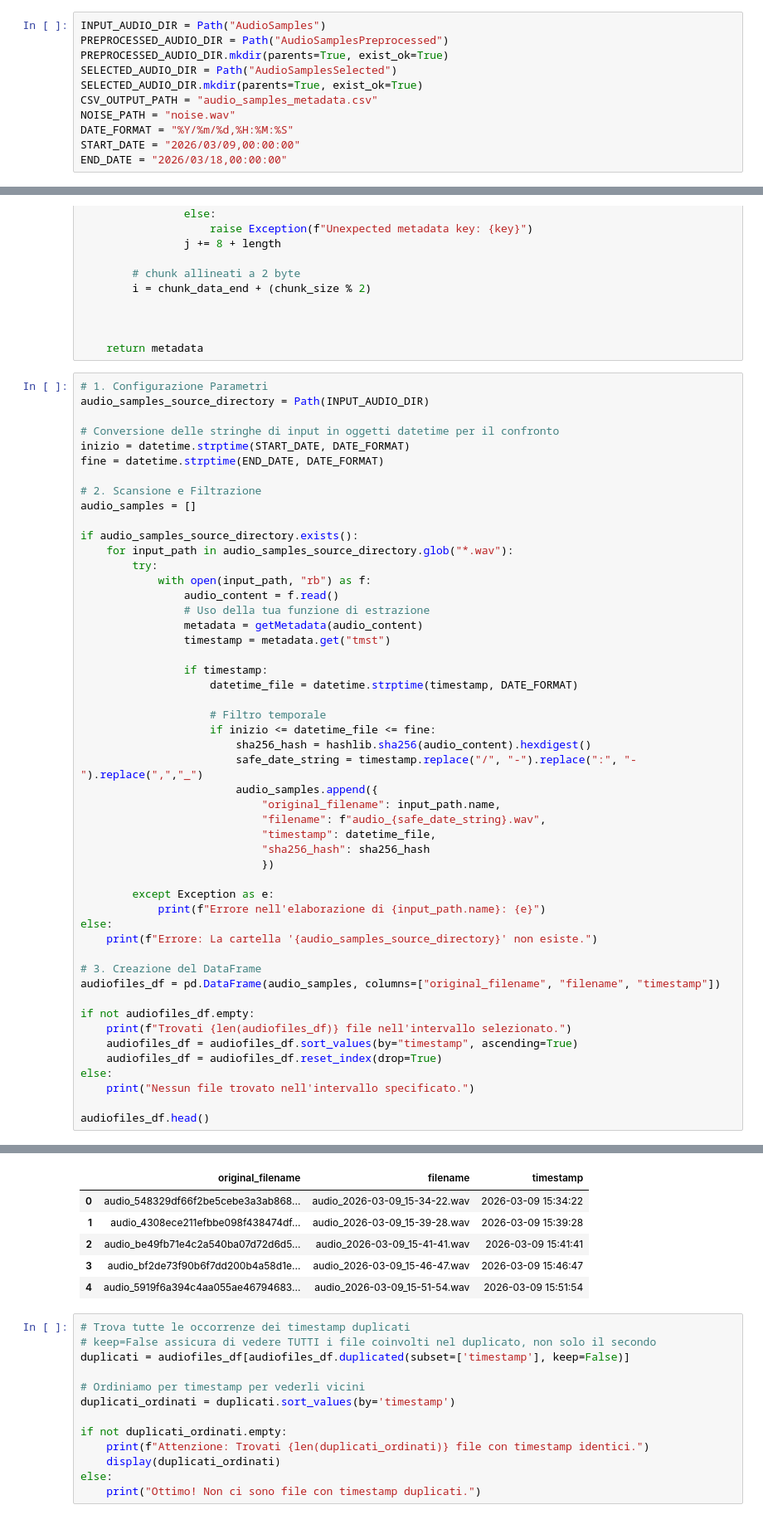
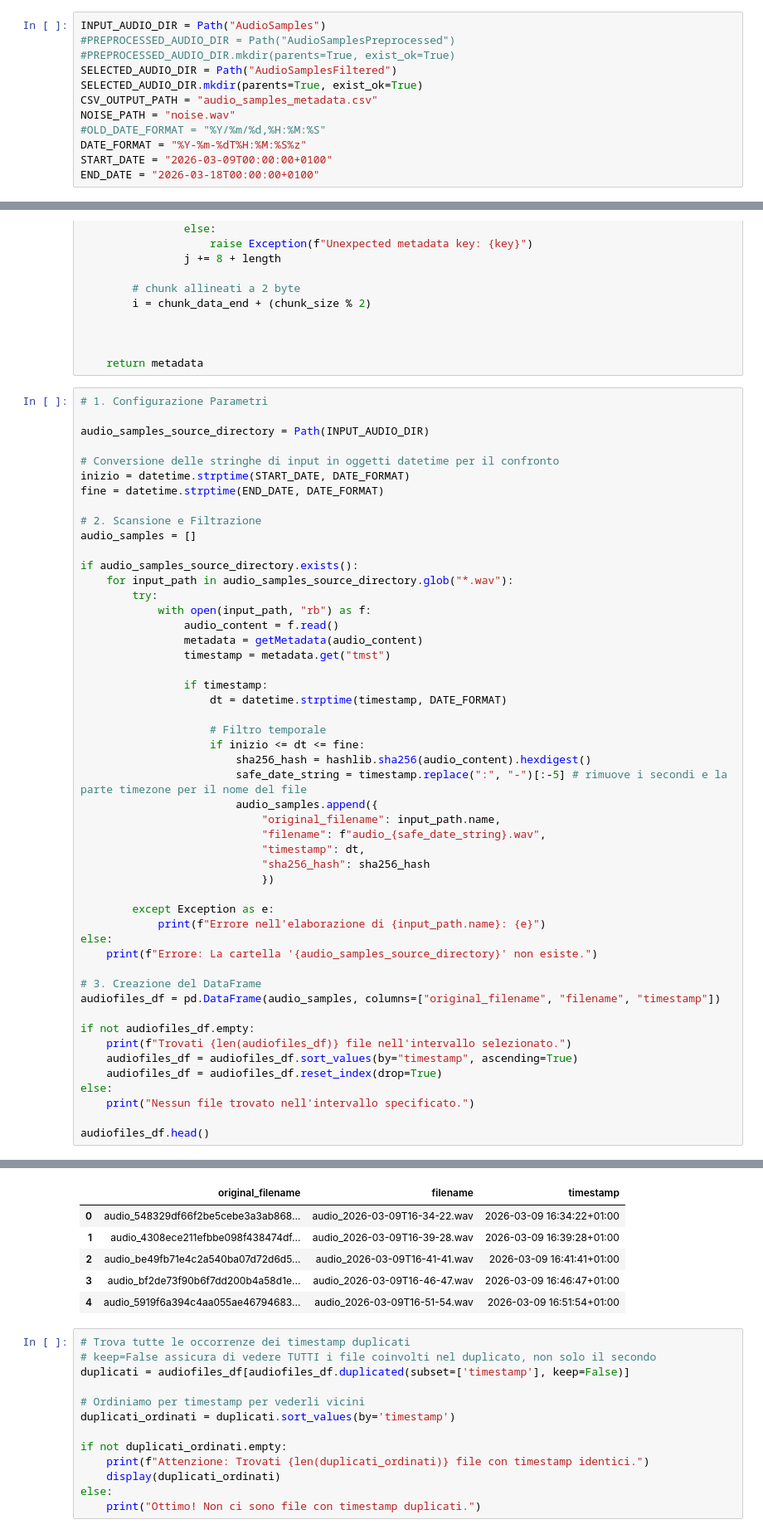
Before and after one commit to christiancioffi/AnalisiAudio, a Jupyter notebook: filtraggio.ipynb, the cells around one changed output, grey strips where cells are left out. Shown at 83% size. Cells and saved outputs as stored; diff of their text form.

```diff
--- a/filtraggio.ipynb
+++ b/filtraggio.ipynb
@@ -15,15 +15,16 @@ import shutil
 import os
 # %%
 INPUT_AUDIO_DIR = Path("AudioSamples")
-PREPROCESSED_AUDIO_DIR = Path("AudioSamplesPreprocessed")
-PREPROCESSED_AUDIO_DIR.mkdir(parents=True, exist_ok=True)
-SELECTED_AUDIO_DIR = Path("AudioSamplesSelected")
+#PREPROCESSED_AUDIO_DIR = Path("AudioSamplesPreprocessed")
+#PREPROCESSED_AUDIO_DIR.mkdir(parents=True, exist_ok=True)
+SELECTED_AUDIO_DIR = Path("AudioSamplesFiltered")
 SELECTED_AUDIO_DIR.mkdir(parents=True, exist_ok=True)
 CSV_OUTPUT_PATH = "audio_samples_metadata.csv"
 NOISE_PATH = "noise.wav"
-DATE_FORMAT = "%Y/%m/%d,%H:%M:%S"
-START_DATE = "2026/03/09,00:00:00"
-END_DATE = "2026/03/18,00:00:00"
+#OLD_DATE_FORMAT = "%Y/%m/%d,%H:%M:%S"
+DATE_FORMAT = "%Y-%m-%dT%H:%M:%S%z"
+START_DATE = "2026-03-09T00:00:00+0100"
+END_DATE = "2026-03-18T00:00:00+0100"
 # %%
 METADATA_KEYS = ["tmst", "noId", "blvl", "rmsv"]
 
@@ -63,6 +64,7 @@ def getMetadata(wav_bytes):
     return metadata
 # %%
 # 1. Configurazione Parametri
+
 audio_samples_source_directory = Path(INPUT_AUDIO_DIR)
 
 # Conversione delle stringhe di input in oggetti datetime per il confronto
@@ -77,48 +79,47 @@ if audio_samples_source_directory.exists():
         try:
             with open(input_path, "rb") as f:
                 audio_content = f.read()
-                # Uso della tua funzione di estrazione
                 metadata = getMetadata(audio_content)
                 timestamp = metadata.get("tmst")
 
                 if timestamp:
-                    datetime_file = datetime.strptime(timestamp, DATE_FORMAT)
+                    dt = datetime.strptime(timestamp, DATE_FORMAT)
 
                     # Filtro temporale
-                    if inizio <= datetime_file <= fine:
+                    if inizio <= dt <= fine:
                         sha256_hash = hashlib.sha256(audio_content).hexdigest()
-                        safe_date_string = timestamp.replace("/", "-").replace(":", "-").replace(",","_")
+                        safe_date_string = timestamp.replace(":", "-")[:-5] # rimuove i secondi e la parte timezone per il nome del file
                         audio_samples.append({
                             "original_filename": input_path.name,
                             "filename": f"audio_{safe_date_string}.wav",
-                            "timestamp": datetime_file,
+                            "timestamp": dt,
                             "sha256_hash": sha256_hash
                             })
 
         except Exception as e:
             print(f"Errore nell'elaborazione di {input_path.name}: {e}")
 else:
     print(f"Errore: La cartella '{audio_samples_source_directory}' non esiste.")
 
 # 3. Creazione del DataFrame
 audiofiles_df = pd.DataFrame(audio_samples, columns=["original_filename", "filename", "timestamp"])
 
 if not audiofiles_df.empty:
     print(f"Trovati {len(audiofiles_df)} file nell'intervallo selezionato.")
     audiofiles_df = audiofiles_df.sort_values(by="timestamp", ascending=True)
     audiofiles_df = audiofiles_df.reset_index(drop=True)
 else:
     print("Nessun file trovato nell'intervallo specificato.")
 
 audiofiles_df.head()
 # %% [output]
 Trovati 1389 file nell'intervallo selezionato.
 |  | original_filename | filename | timestamp |
-| 0 | audio_548329df66f2be5cebe3a3ab868... | audio_2026-03-09_15-34-22.wav | 2026-03-09 15:34:22 |
-| 1 | audio_4308ece211efbbe098f438474df... | audio_2026-03-09_15-39-28.wav | 2026-03-09 15:39:28 |
-| 2 | audio_be49fb71e4c2a540ba07d72d6d5... | audio_2026-03-09_15-41-41.wav | 2026-03-09 15:41:41 |
-| 3 | audio_bf2de73f90b6f7dd200b4a58d1e... | audio_2026-03-09_15-46-47.wav | 2026-03-09 15:46:47 |
-| 4 | audio_5919f6a394c4aa055ae46794683... | audio_2026-03-09_15-51-54.wav | 2026-03-09 15:51:54 |
+| 0 | audio_548329df66f2be5cebe3a3ab868... | audio_2026-03-09T16-34-22.wav | 2026-03-09 16:34:22+01:00 |
+| 1 | audio_4308ece211efbbe098f438474df... | audio_2026-03-09T16-39-28.wav | 2026-03-09 16:39:28+01:00 |
+| 2 | audio_be49fb71e4c2a540ba07d72d6d5... | audio_2026-03-09T16-41-41.wav | 2026-03-09 16:41:41+01:00 |
+| 3 | audio_bf2de73f90b6f7dd200b4a58d1e... | audio_2026-03-09T16-46-47.wav | 2026-03-09 16:46:47+01:00 |
+| 4 | audio_5919f6a394c4aa055ae46794683... | audio_2026-03-09T16-51-54.wav | 2026-03-09 16:51:54+01:00 |
 # %%
 # Trova tutte le occorrenze dei timestamp duplicati
 # keep=False assicura di vedere TUTTI i file coinvolti nel duplicato, non solo il secondo
```
Also changed, not shown: parts of 1 cell of this notebook, 2 other files.
